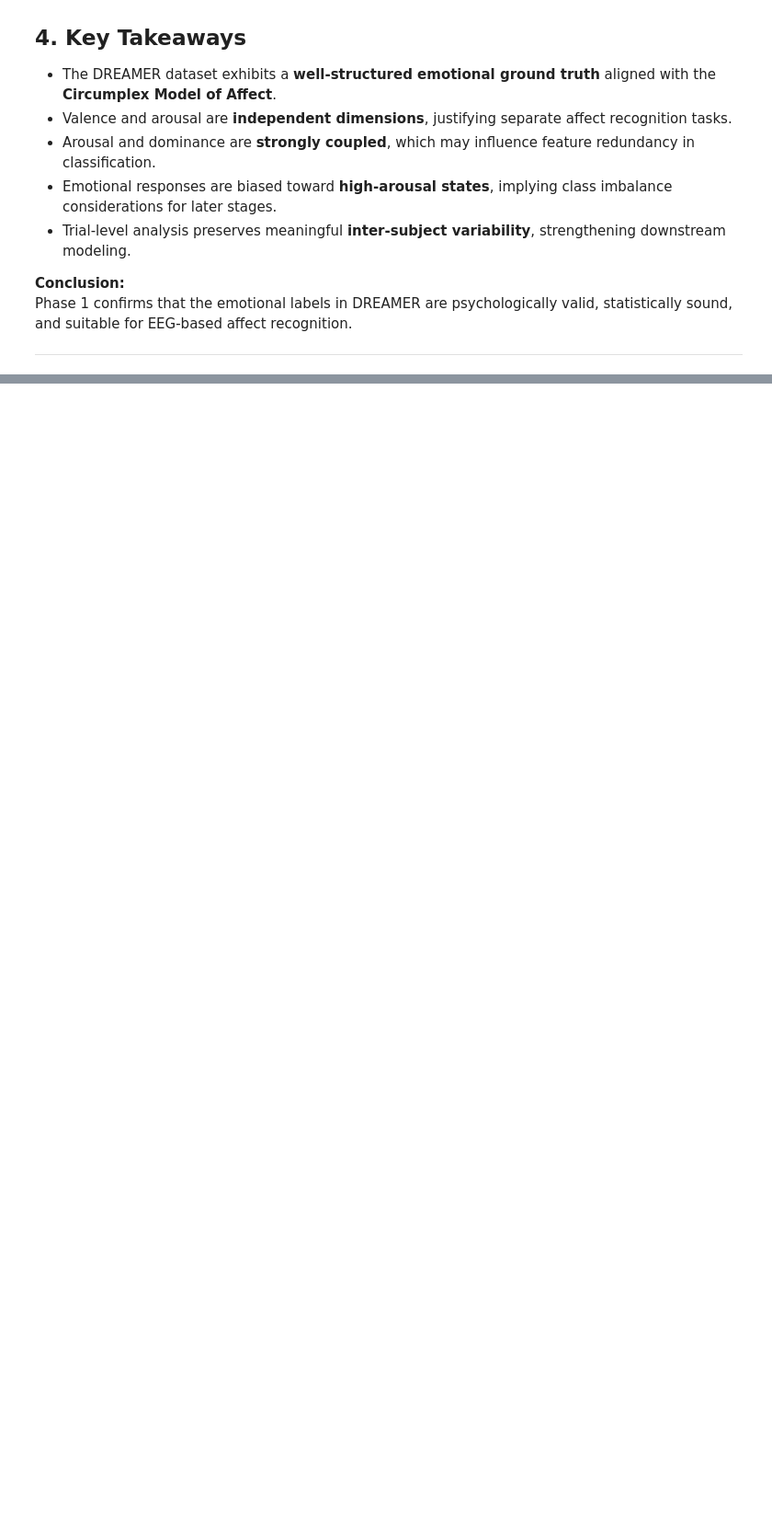
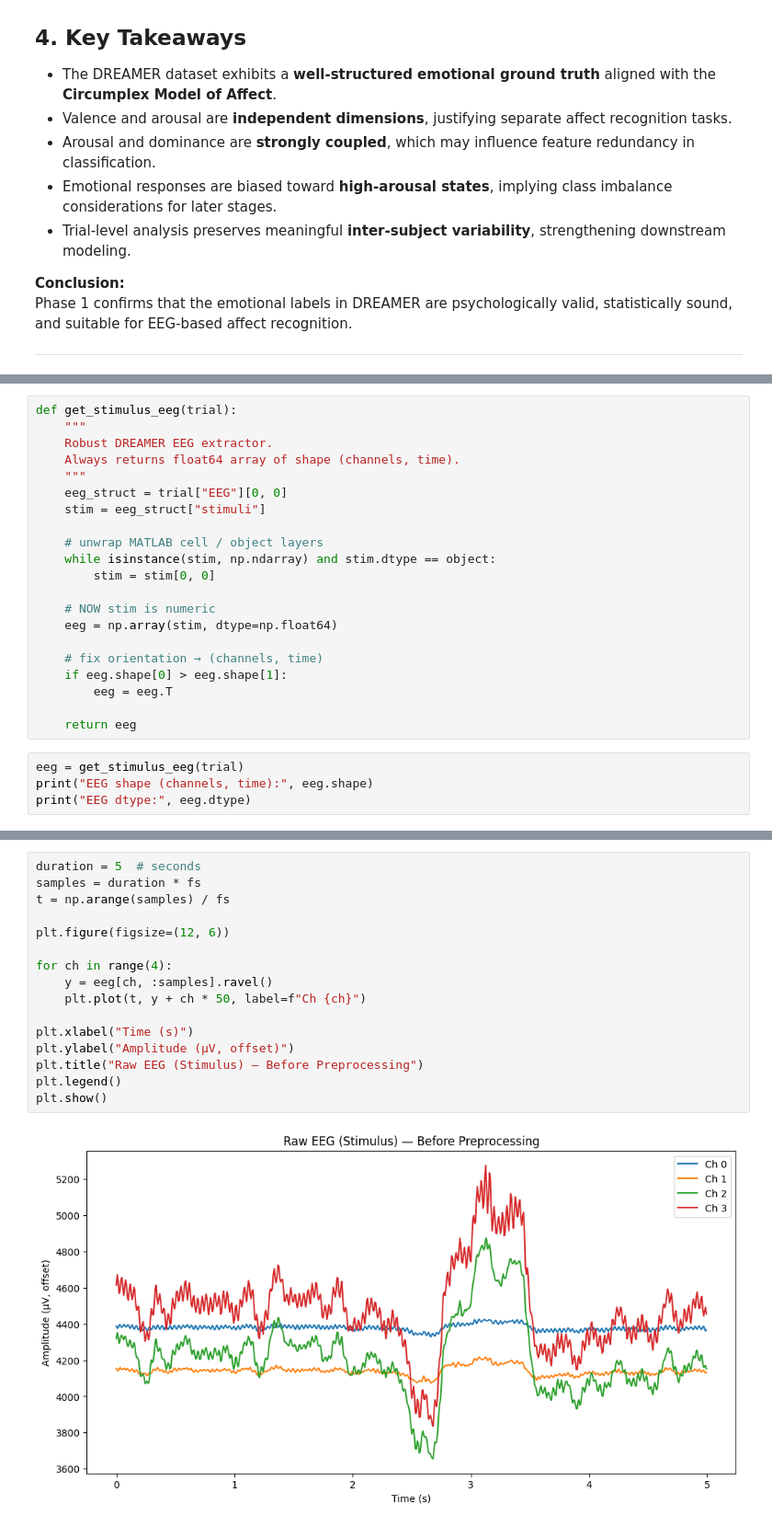
Before and after one commit to TBA5854/neurahack-iitm, a Jupyter notebook: main.ipynb, the cells around one changed output, grey strips where cells are left out. Shown at 92% size. Saved outputs shown, nothing was run; the diff lists cells and outputs as text; blank space fills up the shorter version.

```diff
--- a/main.ipynb
+++ b/main.ipynb
@@ -277,0 +290,25 @@ Phase 1 confirms that the emotional labels in DREAMER are psychologically valid,
+# %%
+def get_stimulus_eeg(trial):
+    """
+    Robust DREAMER EEG extractor.
+    Always returns float64 array of shape (channels, time).
+    """
+    eeg_struct = trial["EEG"][0, 0]
+    stim = eeg_struct["stimuli"]
+
+    # unwrap MATLAB cell / object layers
+    while isinstance(stim, np.ndarray) and stim.dtype == object:
+        stim = stim[0, 0]
+
+    # NOW stim is numeric
+    eeg = np.array(stim, dtype=np.float64)
+
+    # fix orientation → (channels, time)
+    if eeg.shape[0] > eeg.shape[1]:
+        eeg = eeg.T
+
+    return eeg
+# %%
+eeg = get_stimulus_eeg(trial)
+print("EEG shape (channels, time):", eeg.shape)
+print("EEG dtype:", eeg.dtype)
@@ -277,0 +318,18 @@ Phase 1 confirms that the emotional labels in DREAMER are psychologically valid,
+# %%
+duration = 5  # seconds
+samples = duration * fs
+t = np.arange(samples) / fs
+
+plt.figure(figsize=(12, 6))
+
+for ch in range(4):
+    y = eeg[ch, :samples].ravel()
+    plt.plot(t, y + ch * 50, label=f"Ch {ch}")
+
+plt.xlabel("Time (s)")
+plt.ylabel("Amplitude (µV, offset)")
+plt.title("Raw EEG (Stimulus) — Before Preprocessing")
+plt.legend()
+plt.show()
+# %% [output]
+[figure, added]
```
Also changed, not shown: parts of 23 cells of this notebook, 2 other files.
